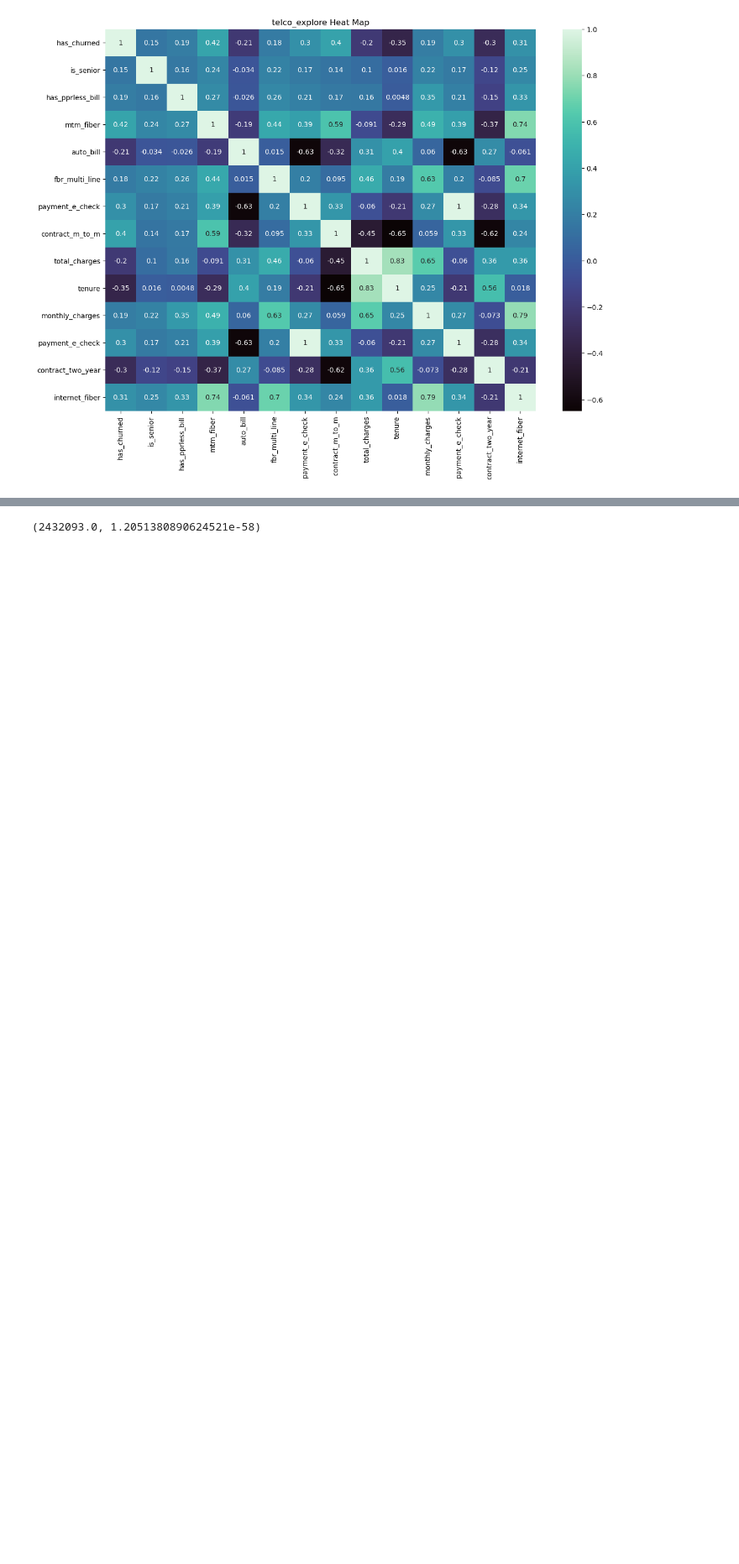
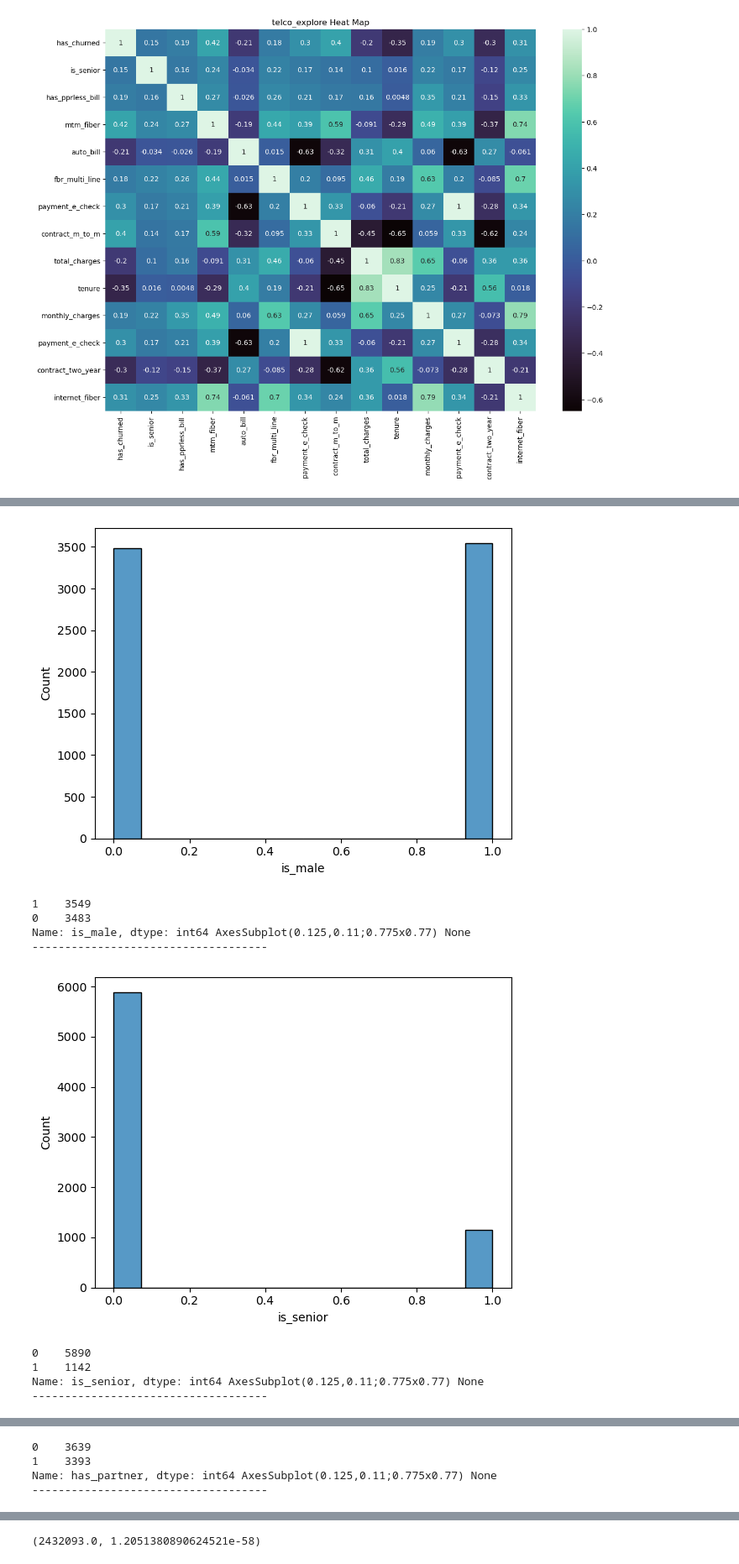
Before and after one commit to Marley-C-Robinson-99/Classification-Project, a Jupyter notebook: Clasification-project-final.ipynb, the cells around one changed output, grey strips where cells are left out. Shown at 84% size. Saved outputs shown, nothing was run; the diff lists cells and outputs as text; code cells hidden in the pictures; blank space fills up the shorter version.

```diff
--- a/Clasification-project-final.ipynb
+++ b/Clasification-project-final.ipynb
@@ -421 +383,18 @@ plt.show()
 - `fbr_multi_line`, `mtm_fiber`, and `internet_fiber` all correlate to high `monthly_charges`
+# %%
+# Checking distributions
+for col, vals in telco.iteritems():
+    if telco[f'{col}'].dtype != object:
+        print(telco[f'{col}'].value_counts(), sns.histplot(data = telco[f'{col}']), plt.show(),
+              end = '\n------------------------------------\n')
+# %% [output]
+[figure, added]
+1    3549
+0    3483
+Name: is_male, dtype: int64 AxesSubplot(0.125,0.11;0.775x0.77) None
+------------------------------------
+[figure, added]
+0    5890
+1    1142
+Name: is_senior, dtype: int64 AxesSubplot(0.125,0.11;0.775x0.77) None
+------------------------------------
@@ -421,0 +402,4 @@ plt.show()
+0    3639
+1    3393
+Name: has_partner, dtype: int64 AxesSubplot(0.125,0.11;0.775x0.77) None
+------------------------------------
```
Also changed, not shown: parts of 31 cells of this notebook, 2 other files.
